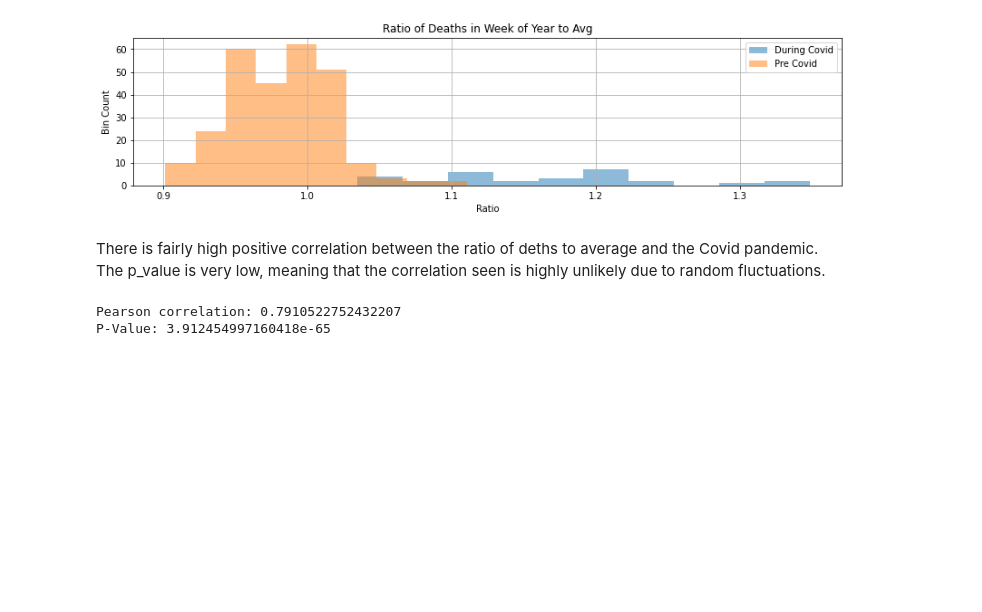
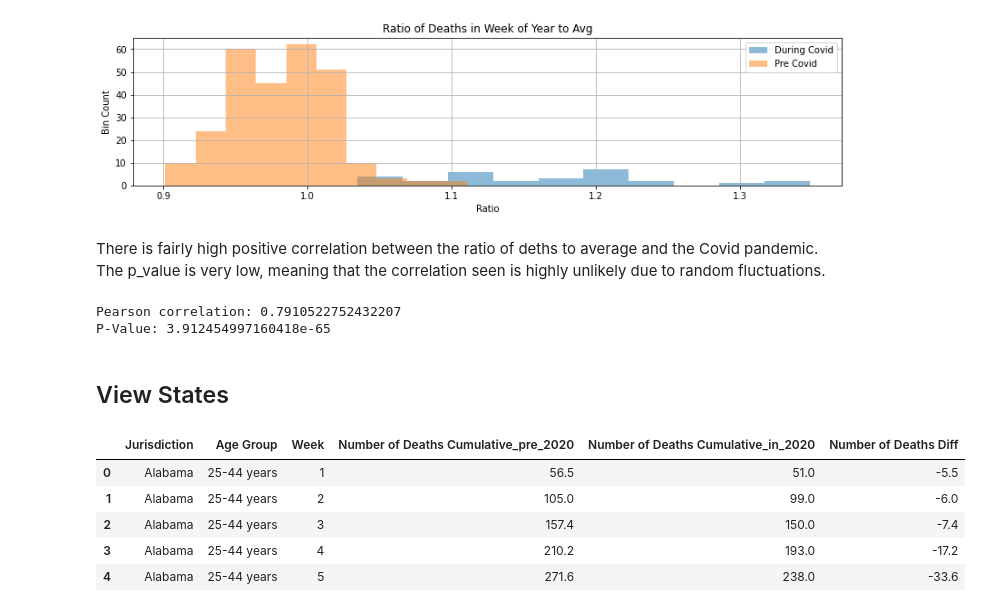
Before and after one commit to castle8080/castle_analysis, a Jupyter notebook: us_deaths/NaturalCauseDeaths-ByAgeGroup.ipynb, the cells around one changed output. Cells and saved outputs as stored; diff of their text form; code cells hidden in the pictures; blank space fills up the shorter version.

```diff
--- a/us_deaths/NaturalCauseDeaths-ByAgeGroup.ipynb
+++ b/us_deaths/NaturalCauseDeaths-ByAgeGroup.ipynb
@@ -252,3 +252,5 @@ print(f"P-Value: {p_value}")
 # %% [output]
 Pearson correlation: 0.7910522752432207
 P-Value: 3.912454997160418e-65
+# %% [markdown]
+## View States
@@ -254,0 +277,34 @@ P-Value: 3.912454997160418e-65
+# %%
+# Get the difference in the number of cumulative deaths between 2020 and the average for the years 2015-2019
+
+deaths_df_cl_st_pre_2020 = (
+    deaths_df_cl_st[deaths_df_cl_st.Year < 2020]
+        .groupby(['Jurisdiction', 'Age Group', 'Week'])
+        .agg({'Number of Deaths Cumulative': 'mean'})
+        .reset_index())
+
+deaths_df_cl_st_in_2020 = (
+    deaths_df_cl_st[deaths_df_cl_st.Year == 2020]
+        .groupby(['Jurisdiction', 'Age Group', 'Week'])
+        .agg({'Number of Deaths Cumulative': 'mean'})
+        .reset_index())
+
+deaths_df_cl_st_comp = pd.merge(
+    deaths_df_cl_st_pre_2020,
+    deaths_df_cl_st_in_2020,
+    on=['Jurisdiction', 'Age Group', 'Week'],
+    suffixes=('_pre_2020', '_in_2020'))
+
+deaths_df_cl_st_comp['Number of Deaths Diff'] = (
+    deaths_df_cl_st_comp['Number of Deaths Cumulative_in_2020'] -
+    deaths_df_cl_st_comp['Number of Deaths Cumulative_pre_2020'])
+
+deaths_df_cl_st_comp = deaths_df_cl_st_comp.sort_values(by=['Jurisdiction', 'Age Group', 'Week'])
+deaths_df_cl_st_comp.head(5)
+# %% [output]
+|  | Jurisdiction | Age Group | Week | Number of Deaths Cumulative_pre_2020 | Number of Deaths Cumulative_in_2020 | Number of Deaths Diff |
+| 0 | Alabama | 25-44 years | 1 | 56.5 | 51.0 | -5.5 |
+| 1 | Alabama | 25-44 years | 2 | 105.0 | 99.0 | -6.0 |
+| 2 | Alabama | 25-44 years | 3 | 157.4 | 150.0 | -7.4 |
+| 3 | Alabama | 25-44 years | 4 | 210.2 | 193.0 | -17.2 |
+| 4 | Alabama | 25-44 years | 5 | 271.6 | 238.0 | -33.6 |
```
Also changed, not shown: parts of 5 cells of this notebook.
